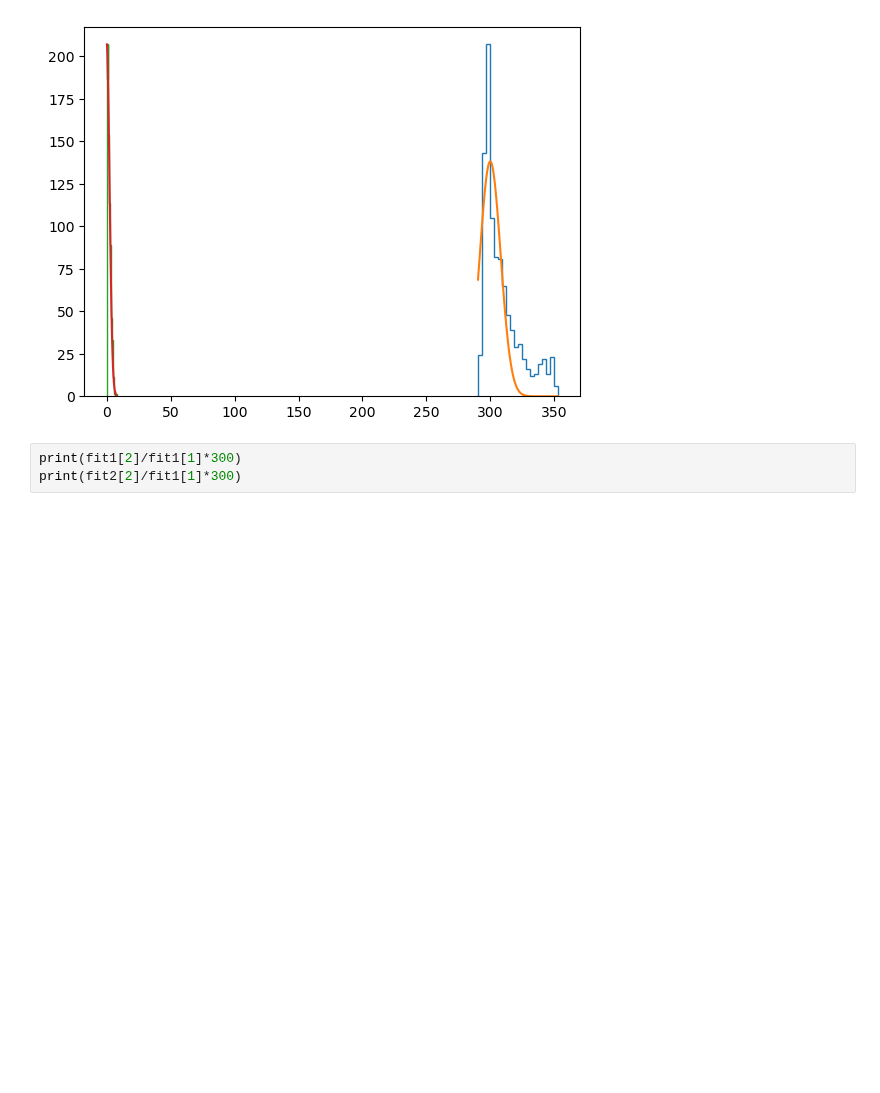
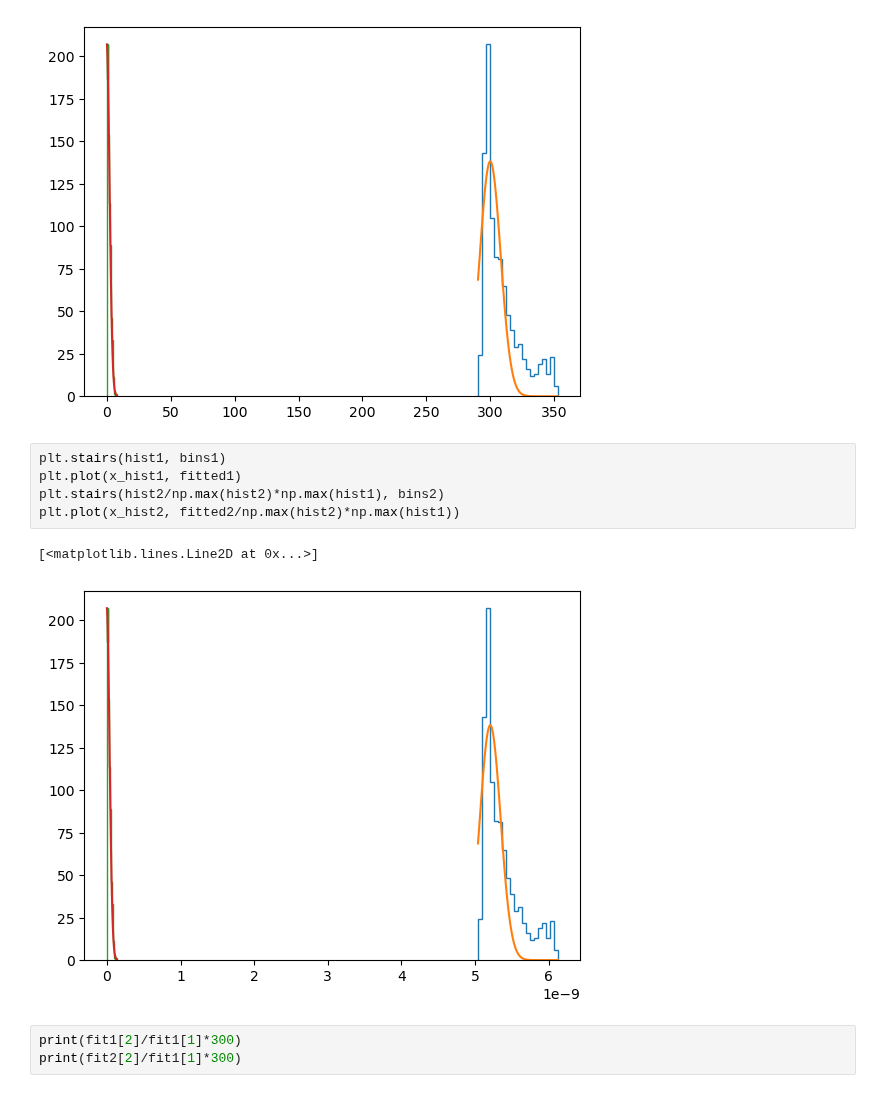
Before and after one commit to tompenny/SIMPLE_impulsesimulations, a Jupyter notebook: Reconstruction - Non-stationary transfer function.ipynb, the cells around one changed output. Cells and saved outputs as stored; diff of their text form; blank space fills up the shorter version.

```diff
--- a/Reconstruction - Non-stationary transfer function.ipynb
+++ b/Reconstruction - Non-stationary transfer function.ipynb
@@ -79,6 +84,14 @@ plt.plot(x_hist2*300/fit1[1], fitted2/np.max(hist2)*np.max(hist1))
 # %% [output]
 [<matplotlib.lines.Line2D at 0x...>]
 [figure]
+# %%
+plt.stairs(hist1, bins1)
+plt.plot(x_hist1, fitted1)
+plt.stairs(hist2/np.max(hist2)*np.max(hist1), bins2)
+plt.plot(x_hist2, fitted2/np.max(hist2)*np.max(hist1))
+# %% [output]
+[<matplotlib.lines.Line2D at 0x...>]
+[figure, added]
 # %%
 print(fit1[2]/fit1[1]*300)
 print(fit2[2]/fit1[1]*300)
```
Also changed, not shown: parts of 1 cell of this notebook.
